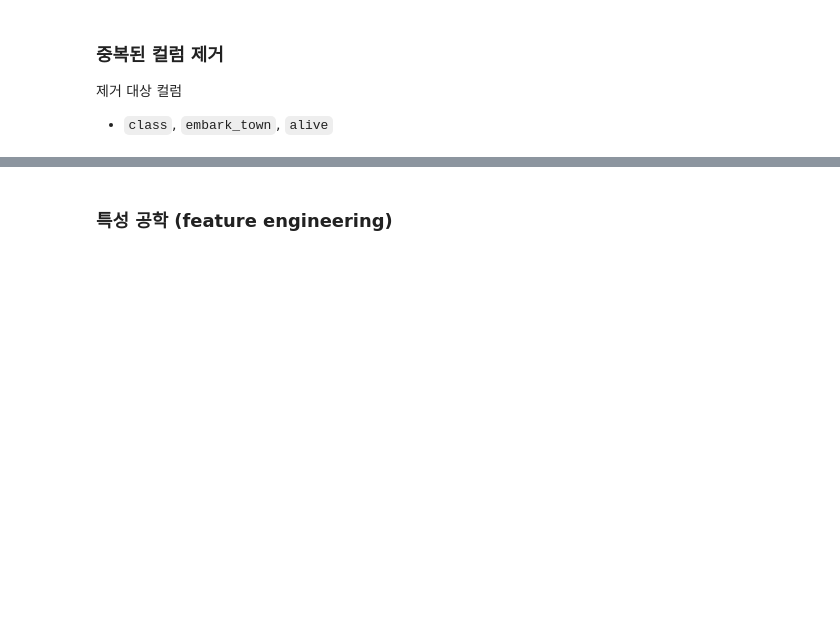
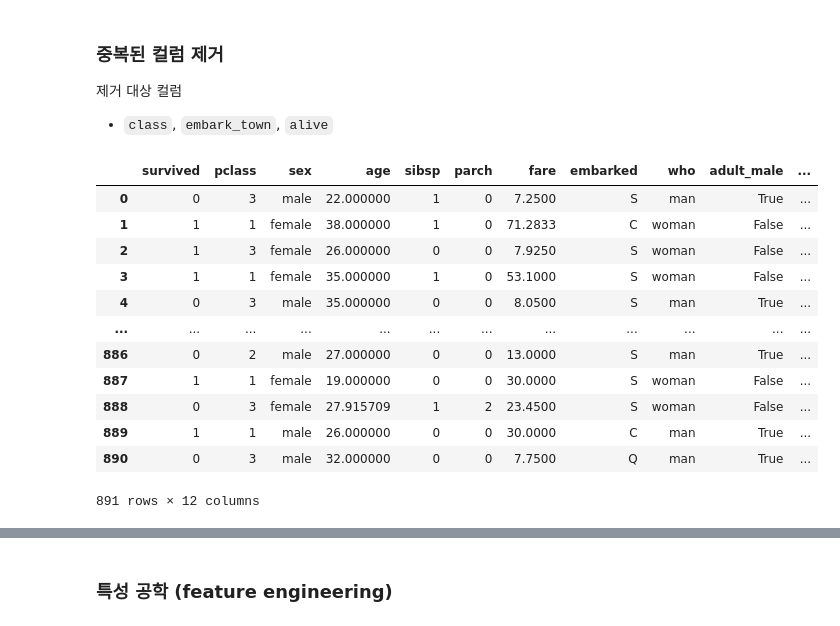
Before and after one commit to figure-2/pandas, a Jupyter notebook: tutorial/09-pandas-titanic-실습예제-(실습).ipynb, the cells around one changed output, grey strips where cells are left out. Saved outputs shown, nothing was run; the diff lists cells and outputs as text; code cells hidden in the pictures; blank space fills up the shorter version.

```diff
--- a/tutorial/09-pandas-titanic-실습예제-(실습).ipynb
+++ b/tutorial/09-pandas-titanic-실습예제-(실습).ipynb
@@ -1249,4 +1360,4 @@ dtype: int64</pre>
 b) `embarked` 컬럼의 결측치에 대하여 **최빈값(mode)**으로 채워 주세요
 # %%
 # 코드를 입력해 주세요
-df.isna().sum()
+df['embarked']=df['embarked'].fillna(df['embarked'].mode()[0])
@@ -1297,3 +1372,12 @@ Name: age, Length: 891, dtype: float64
+# %%
+# 코드를 입력해 주세요
+c1 = df['sex'] == 'male'
+man_mean = df.loc[c1, 'age'].mean()
+# print(man_mean)
+df.loc[c1, 'age'] = df.loc[c1, 'age'].fillna(man_mean)
+c2 = df['sex'] == 'female'
+woman_mean = df.loc[c2, 'age'].mean()
+df.loc[c2, 'age'] = df.loc[c2, 'age'].fillna(woman_mean)
 # %%
 # 코드검증
 # Cell 실행시 에러가 나지 않아야 함
@@ -1314,11 +1396,12 @@ CategoricalDtype(categories=['A', 'B', 'C', 'D', 'E', 'F', 'G'], ordered=False)
 `No Data`를 카테고리에 먼저 **추가**하기
 # %%
 # 코드를 입력해 주세요
-df['deck'
+df['deck'] = df['deck'].cat.add_categories(['No Data'])
 # %% [markdown]
 `No Data`로 결측치 채우기
 # %%
 # 코드를 입력해 주세요
+df['deck'] = df['deck'].fillna('No Data')
 # %%
 # 검증코드
 df['deck'].value_counts()
@@ -1351,6 +1435,21 @@ Name: deck, dtype: int64</pre>
 df.head()
 # %%
 # 코드를 입력해 주세요
+df.drop(['class', 'embark_town', 'alive'], axis =1)
+# %% [output]
+|  | survived | pclass | sex | age | sibsp | parch | fare | embarked | who | adult_male | ... |
+| 0 | 0 | 3 | male | 22.000000 | 1 | 0 | 7.2500 | S | man | True | ... |
+| 1 | 1 | 1 | female | 38.000000 | 1 | 0 | 71.2833 | C | woman | False | ... |
+| 2 | 1 | 3 | female | 26.000000 | 0 | 0 | 7.9250 | S | woman | False | ... |
+| 3 | 1 | 1 | female | 35.000000 | 1 | 0 | 53.1000 | S | woman | False | ... |
+| 4 | 0 | 3 | male | 35.000000 | 0 | 0 | 8.0500 | S | man | True | ... |
+| ... | ... | ... | ... | ... | ... | ... | ... | ... | ... | ... | ... |
+| 886 | 0 | 2 | male | 27.000000 | 0 | 0 | 13.0000 | S | man | True | ... |
+| 887 | 1 | 1 | female | 19.000000 | 0 | 0 | 30.0000 | S | woman | False | ... |
+| 888 | 0 | 3 | female | 27.915709 | 1 | 2 | 23.4500 | S | woman | False | ... |
+| 889 | 1 | 1 | male | 26.000000 | 0 | 0 | 30.0000 | C | man | True | ... |
+| 890 | 0 | 3 | male | 32.000000 | 0 | 0 | 7.7500 | Q | man | True | ... |
+891 rows × 12 columns
 # %% [markdown]
 <p><strong>[출력 결과]</strong></p><div>
 <style scoped>
```
Also changed, not shown: parts of 36 cells of this notebook.
